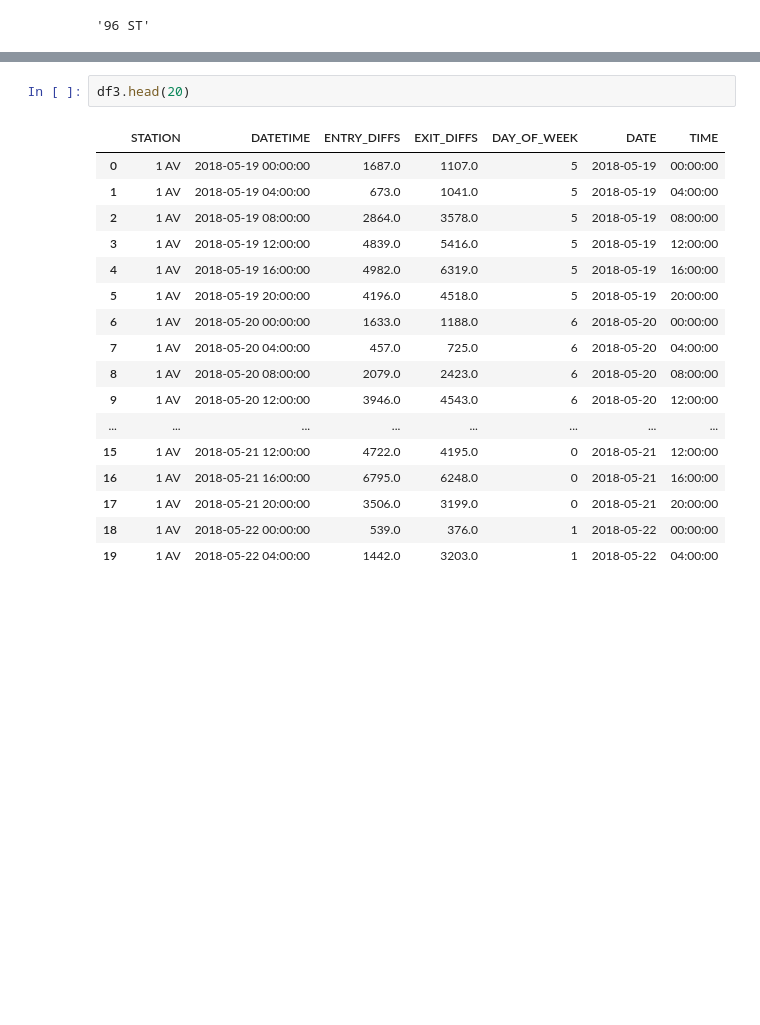
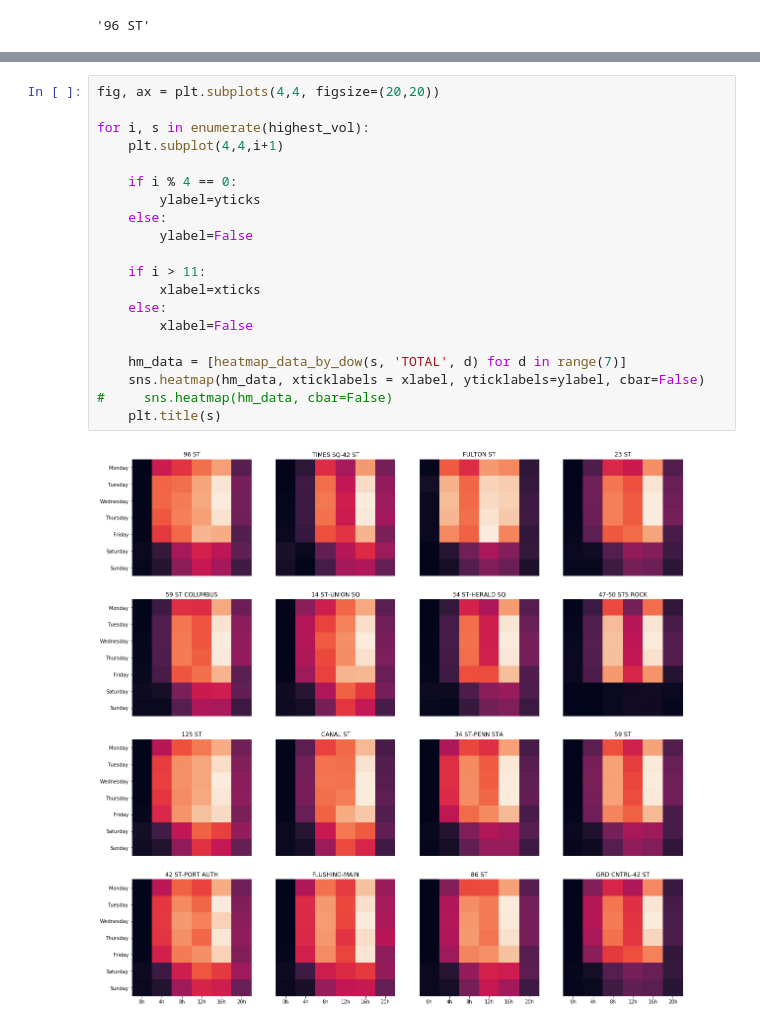
Before and after one commit to luketibbott/benson, a Jupyter notebook: benson_EDA-KF.ipynb, the cells around one changed output, grey strips where cells are left out. Cells and saved outputs as stored; diff of their text form; blank space fills up the shorter version.

```diff
--- a/benson_EDA-KF.ipynb
+++ b/benson_EDA-KF.ipynb
@@ -280,20 +286,22 @@ df2.head()
-# %%
-df3.head(20)
-# %% [output]
-|  | STATION | DATETIME | ENTRY_DIFFS | EXIT_DIFFS | DAY_OF_WEEK | DATE | TIME |
-| 0 | 1 AV | 2018-05-19 00:00:00 | 1687.0 | 1107.0 | 5 | 2018-05-19 | 00:00:00 |
-| 1 | 1 AV | 2018-05-19 04:00:00 | 673.0 | 1041.0 | 5 | 2018-05-19 | 04:00:00 |
-| 2 | 1 AV | 2018-05-19 08:00:00 | 2864.0 | 3578.0 | 5 | 2018-05-19 | 08:00:00 |
-| 3 | 1 AV | 2018-05-19 12:00:00 | 4839.0 | 5416.0 | 5 | 2018-05-19 | 12:00:00 |
-| 4 | 1 AV | 2018-05-19 16:00:00 | 4982.0 | 6319.0 | 5 | 2018-05-19 | 16:00:00 |
-| 5 | 1 AV | 2018-05-19 20:00:00 | 4196.0 | 4518.0 | 5 | 2018-05-19 | 20:00:00 |
-| 6 | 1 AV | 2018-05-20 00:00:00 | 1633.0 | 1188.0 | 6 | 2018-05-20 | 00:00:00 |
-| 7 | 1 AV | 2018-05-20 04:00:00 | 457.0 | 725.0 | 6 | 2018-05-20 | 04:00:00 |
-| 8 | 1 AV | 2018-05-20 08:00:00 | 2079.0 | 2423.0 | 6 | 2018-05-20 | 08:00:00 |
-| 9 | 1 AV | 2018-05-20 12:00:00 | 3946.0 | 4543.0 | 6 | 2018-05-20 | 12:00:00 |
-| ... | ... | ... | ... | ... | ... | ... | ... |
-| 15 | 1 AV | 2018-05-21 12:00:00 | 4722.0 | 4195.0 | 0 | 2018-05-21 | 12:00:00 |
-| 16 | 1 AV | 2018-05-21 16:00:00 | 6795.0 | 6248.0 | 0 | 2018-05-21 | 16:00:00 |
-| 17 | 1 AV | 2018-05-21 20:00:00 | 3506.0 | 3199.0 | 0 | 2018-05-21 | 20:00:00 |
-| 18 | 1 AV | 2018-05-22 00:00:00 | 539.0 | 376.0 | 1 | 2018-05-22 | 00:00:00 |
-| 19 | 1 AV | 2018-05-22 04:00:00 | 1442.0 | 3203.0 | 1 | 2018-05-22 | 04:00:00 |
+# %%
+fig, ax = plt.subplots(4,4, figsize=(20,20))
+
+for i, s in enumerate(highest_vol):
+    plt.subplot(4,4,i+1)
+
+    if i % 4 == 0:
+        ylabel=yticks
+    else:
+        ylabel=False
+
+    if i > 11:
+        xlabel=xticks
+    else:
+        xlabel=False
+
+    hm_data = [heatmap_data_by_dow(s, 'TOTAL', d) for d in range(7)]
+    sns.heatmap(hm_data, xticklabels = xlabel, yticklabels=ylabel, cbar=False)
+#     sns.heatmap(hm_data, cbar=False)
+    plt.title(s)
+# %% [output]
+[figure, added]
```
Also changed, not shown: parts of 28 cells of this notebook.
